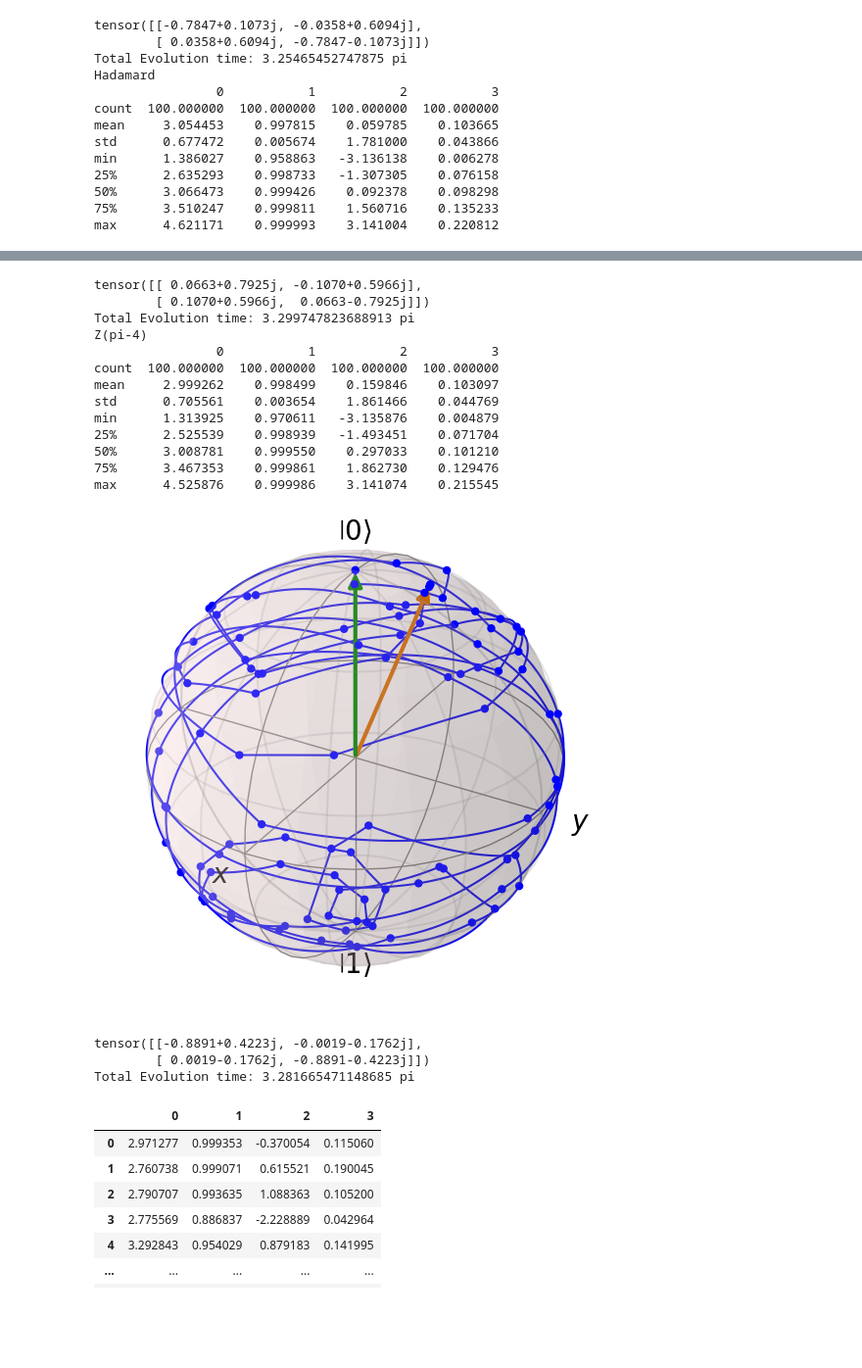
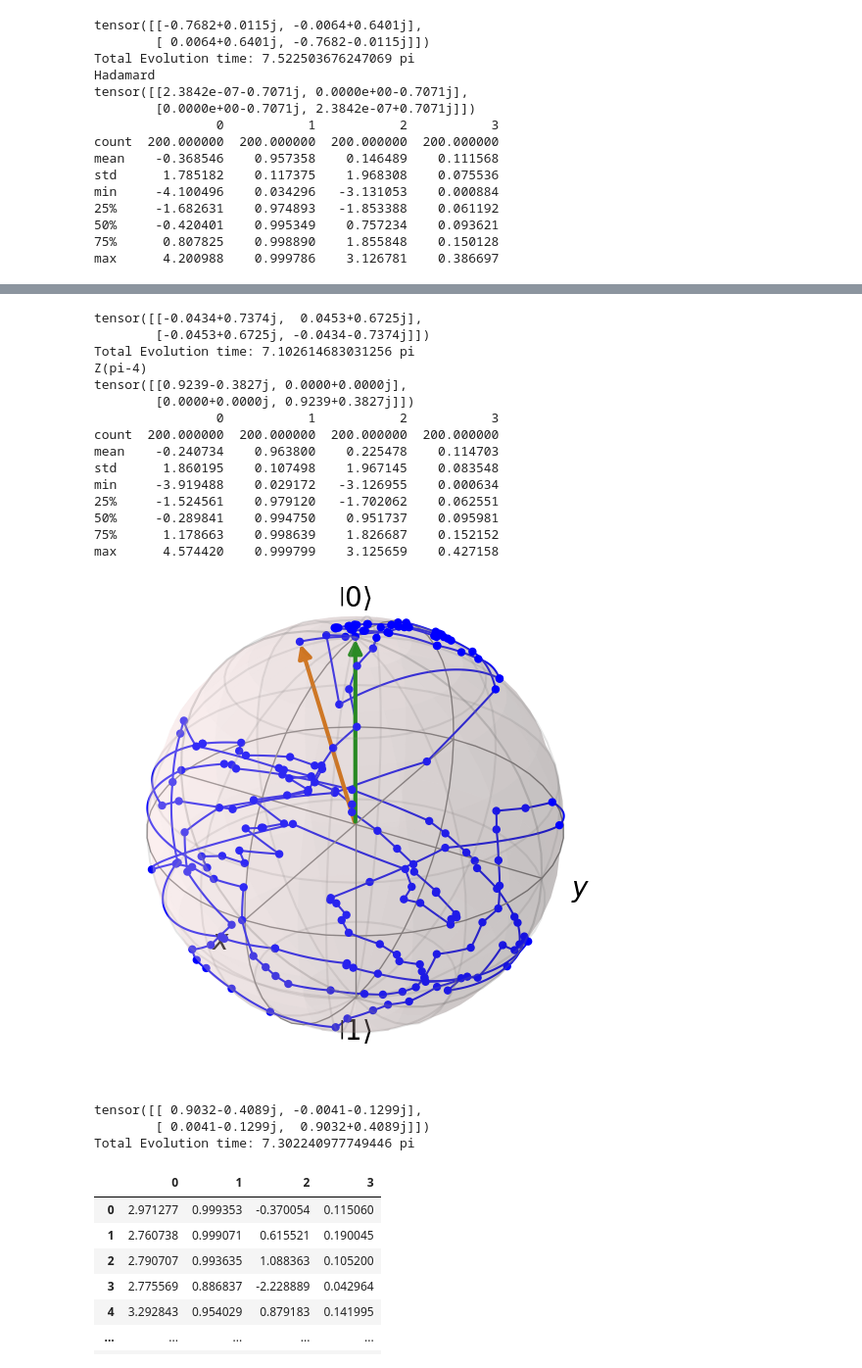
Before and after one commit to shiminki/universal_quantum_optimal_control, a Jupyter notebook: pulse_visualize.ipynb, the cells around one changed output, grey strips where cells are left out. Shown at 98% size. Cells and saved outputs as stored; diff of their text form; code cells hidden in the pictures; blank space fills up the shorter version.

Commit message:
model weight

```diff
--- a/pulse_visualize.ipynb
+++ b/pulse_visualize.ipynb
@@ -18,7 +18,7 @@ def analyze(pulse_dir, U_target):
         Delta = pulse[1]
         Omega = pulse[2]
         phi = pulse[3]
-        tau = pulse[4]
+        tau = pulse[4] / 2
 
         H_base = (
             Delta* pauli[3]
@@ -105,7 +105,7 @@ def analyze(pulse_dir, U_target):
 
     print(f"Total Evolution time: {evolution_time / np.pi} pi")
 # %%
-from run.single_qubit.single_qubit_script import *
+from train.single_qubit.single_qubit_script import *
 
 U_targets = build_dataset()
 
@@ -118,8 +118,9 @@ U_target_names = [
 
 
 for U_target, name in zip(U_targets, U_target_names):
-    pulse_dir = f"pulses/{name}_pulse.csv"
+    pulse_dir = f"weights/single_qubit_control/{name}_pulse.csv"
     print(name)
+    print(U_target)
     analyze(pulse_dir, U_target)
 # %% [output]
 X(pi)
@@ -150,13 +155,15 @@ max      4.632353    0.999996    3.141349    0.214157
-tensor([[-0.7847+0.1073j, -0.0358+0.6094j],
-        [ 0.0358+0.6094j, -0.7847-0.1073j]])
-Total Evolution time: 3.25465452747875 pi
+tensor([[-0.7682+0.0115j, -0.0064+0.6401j],
+        [ 0.0064+0.6401j, -0.7682-0.0115j]])
+Total Evolution time: 7.522503676247069 pi
 Hadamard
+tensor([[2.3842e-07-0.7071j, 0.0000e+00-0.7071j],
+        [0.0000e+00-0.7071j, 2.3842e-07+0.7071j]])
                 0           1           2           3
-count  100.000000  100.000000  100.000000  100.000000
-mean     3.054453    0.997815    0.059785    0.103665
-std      0.677472    0.005674    1.781000    0.043866
-min      1.386027    0.958863   -3.136138    0.006278
-25%      2.635293    0.998733   -1.307305    0.076158
-50%      3.066473    0.999426    0.092378    0.098298
-75%      3.510247    0.999811    1.560716    0.135233
-max      4.621171    0.999993    3.141004    0.220812
+count  200.000000  200.000000  200.000000  200.000000
+mean    -0.368546    0.957358    0.146489    0.111568
+std      1.785182    0.117375    1.968308    0.075536
+min     -4.100496    0.034296   -3.131053    0.000884
+25%     -1.682631    0.974893   -1.853388    0.061192
+50%     -0.420401    0.995349    0.757234    0.093621
+75%      0.807825    0.998890    1.855848    0.150128
+max      4.200988    0.999786    3.126781    0.386697
@@ -164,20 +171,22 @@ max      4.621171    0.999993    3.141004    0.220812
-tensor([[ 0.0663+0.7925j, -0.1070+0.5966j],
-        [ 0.1070+0.5966j,  0.0663-0.7925j]])
-Total Evolution time: 3.299747823688913 pi
+tensor([[-0.0434+0.7374j,  0.0453+0.6725j],
+        [-0.0453+0.6725j, -0.0434-0.7374j]])
+Total Evolution time: 7.102614683031256 pi
 Z(pi-4)
+tensor([[0.9239-0.3827j, 0.0000+0.0000j],
+        [0.0000+0.0000j, 0.9239+0.3827j]])
                 0           1           2           3
-count  100.000000  100.000000  100.000000  100.000000
-mean     2.999262    0.998499    0.159846    0.103097
-std      0.705561    0.003654    1.861466    0.044769
-min      1.313925    0.970611   -3.135876    0.004879
-25%      2.525539    0.998939   -1.493451    0.071704
-50%      3.008781    0.999550    0.297033    0.101210
-75%      3.467353    0.999861    1.862730    0.129476
-max      4.525876    0.999986    3.141074    0.215545
+count  200.000000  200.000000  200.000000  200.000000
+mean    -0.240734    0.963800    0.225478    0.114703
+std      1.860195    0.107498    1.967145    0.083548
+min     -3.919488    0.029172   -3.126955    0.000634
+25%     -1.524561    0.979120   -1.702062    0.062551
+50%     -0.289841    0.994750    0.951737    0.095981
+75%      1.178663    0.998639    1.826687    0.152152
+max      4.574420    0.999799    3.125659    0.427158
-[figure, old version]
+[figure, new version]
-tensor([[-0.8891+0.4223j, -0.0019-0.1762j],
-        [ 0.0019-0.1762j, -0.8891-0.4223j]])
-Total Evolution time: 3.281665471148685 pi
+tensor([[ 0.9032-0.4089j, -0.0041-0.1299j],
+        [ 0.0041-0.1299j,  0.9032+0.4089j]])
+Total Evolution time: 7.302240977749446 pi
 # %%
 # X(pi)
 
```
Also changed, not shown: parts of 1 cell of this notebook, 32 other files.
